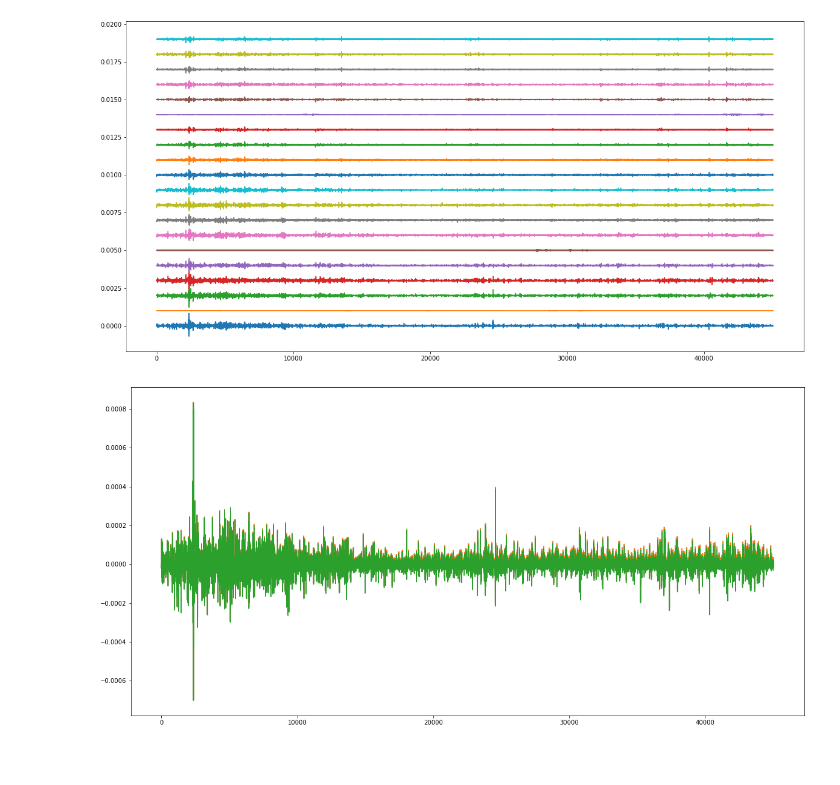
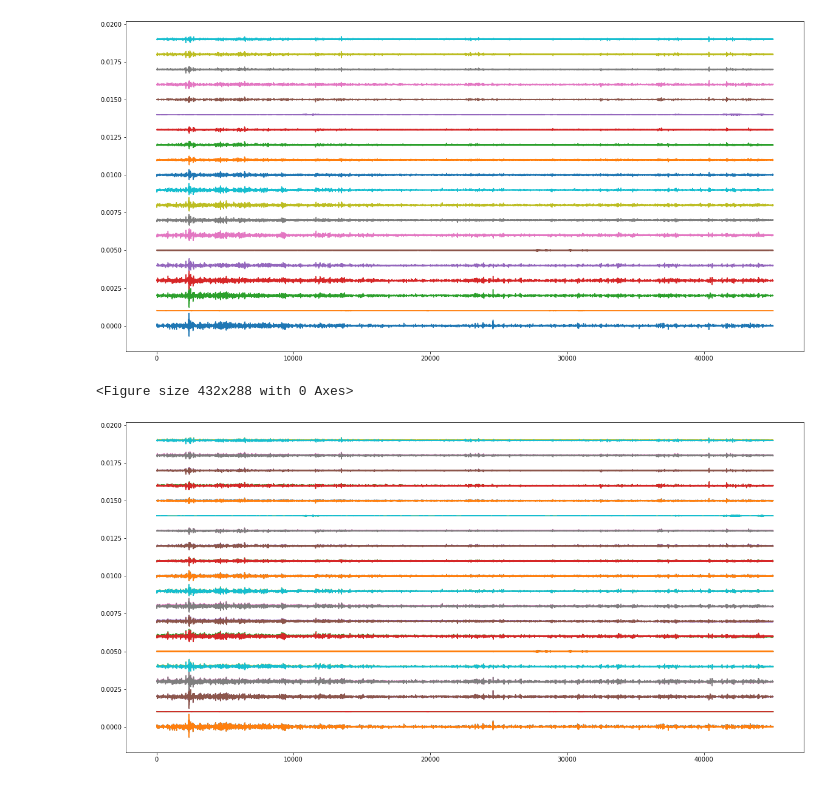
Before and after one commit to skloczi/STA_LTA, a Jupyter notebook: test_Matera_open_file.ipynb, the cells around one changed output. Drawn from its saved outputs; the diff is of its cells as text; code cells hidden in the pictures; blank space fills up the shorter version.

```diff
--- a/test_Matera_open_file.ipynb
+++ b/test_Matera_open_file.ipynb
@@ -86,18 +64,21 @@ for column in range(nb_sens):
 [figure]
 # %%
 # removing trend and mean
+mat_processed = np.zeros((sig_len,nb_sens))
+
+for column in range(nb_sens):
+    signal = mat_signal[:,column]
+    signal_dt = obspy.signal.detrend.simple(signal)
+    signal_rm = scipy.signal.detrend(signal_dt)
+
+    mat_processed[:,column] = signal_rm
 
 
-cccc = mat_signal[:,0]
-bbb = obspy.signal.detrend.simple(cccc)
-
-ddd = scipy.signal.detrend(bbb)
-
+plt.figure()
 plt.figure(figsize=(20,10))
-
-plt.plot(bbb)
-plt.plot(cccc)
-plt.plot(ddd)
-plt.show()
+for column in range(nb_sens):
+    plt.plot(mat_signal[:,column]+0.001*column)
+    plt.plot(mat_processed[:,column]+0.001*column)
 # %% [output]
+<Figure size 432x288 with 0 Axes>
-[figure, old version]
+[figure, new version]
```
Also changed, not shown: parts of 8 cells of this notebook, 2 other files.
